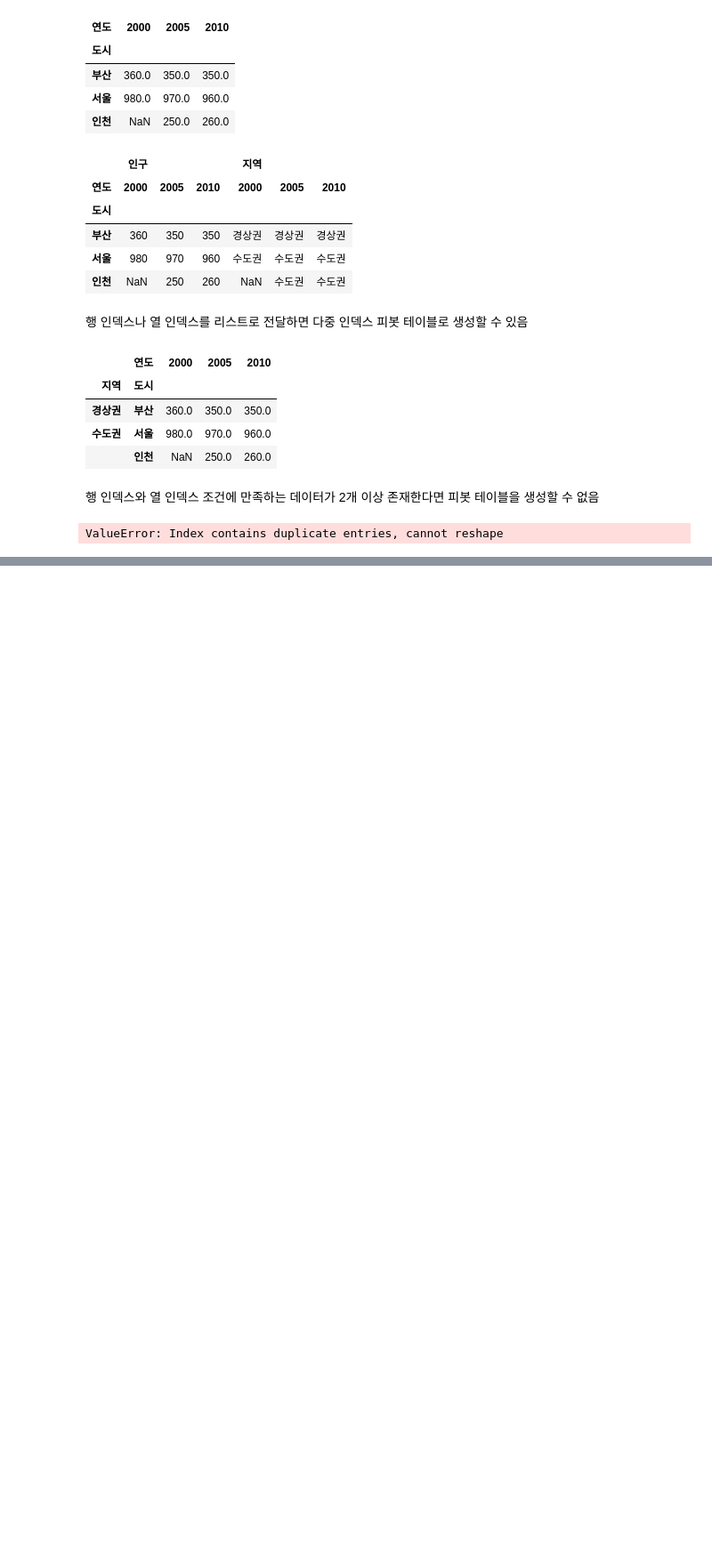
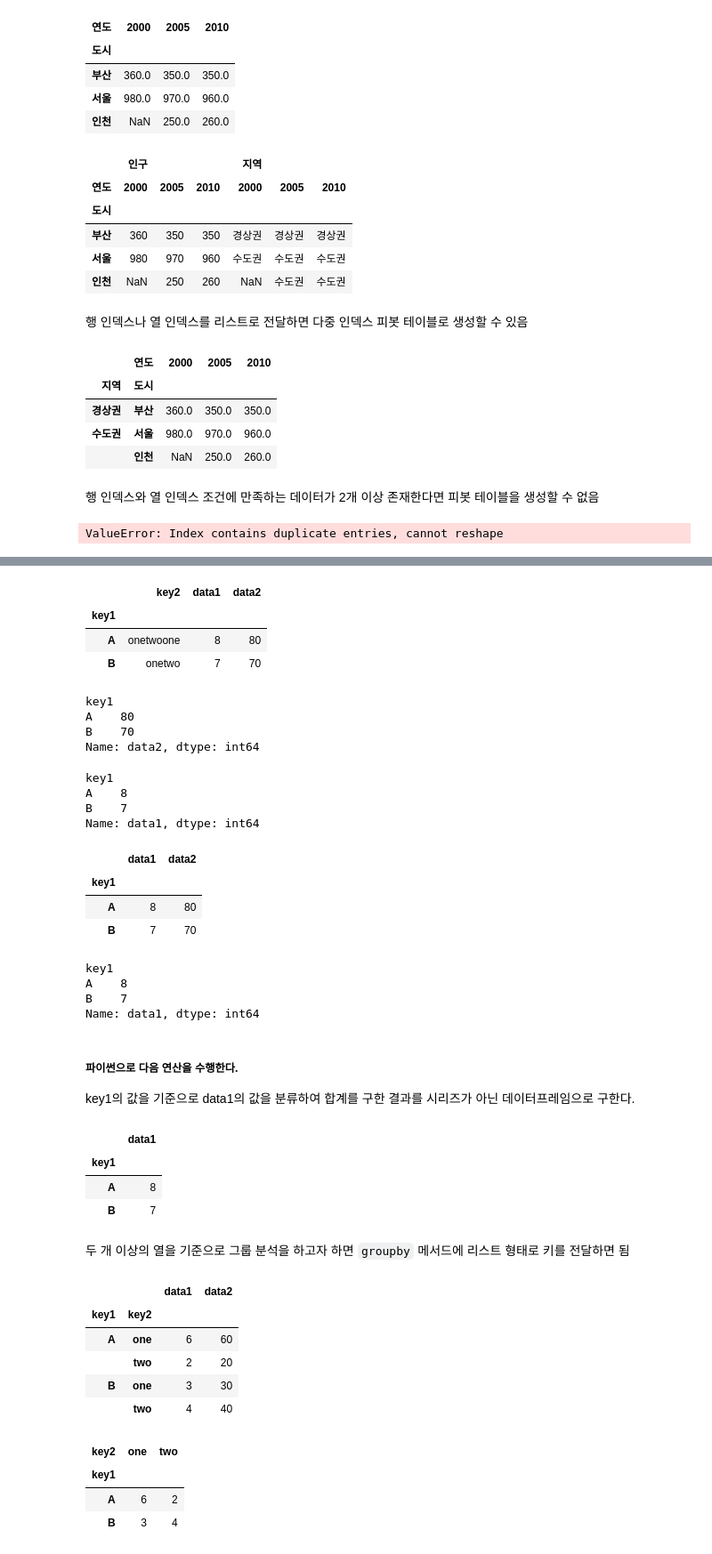
Before and after one commit to developernagk/STIS, a Jupyter notebook: pythonworkspace/pandas_data_analysis/pandas_data_advanced_control.ipynb, the cells around one changed output, grey strips where cells are left out. Shown at 89% size. Cells and saved outputs as stored; diff of their text form; code cells hidden in the pictures; blank space fills up the shorter version.

```diff
--- a/pythonworkspace/pandas_data_analysis/pandas_data_advanced_control.ipynb
+++ b/pythonworkspace/pandas_data_analysis/pandas_data_advanced_control.ipynb
@@ -450,0 +494,64 @@ ValueError: Index contains duplicate entries, cannot reshape
+# %%
+dg.sum()
+# %% [output]
+|  | key2 | data1 | data2 |
+| key1 |  |  |  |
+| A | onetwoone | 8 | 80 |
+| B | onetwo | 7 | 70 |
+# %%
+df2.data2.groupby(df2.key1).sum()
+# %% [output]
+key1
+A    80
+B    70
+Name: data2, dtype: int64
+# %%
+df2.groupby(df2.key1)['data1'].sum()
+# %% [output]
+key1
+A    8
+B    7
+Name: data1, dtype: int64
+# %%
+df2.groupby(df2.key1)[['data1', 'data2']].sum()
+# %% [output]
+|  | data1 | data2 |
+| key1 |  |  |
+| A | 8 | 80 |
+| B | 7 | 70 |
+# %%
+df2.groupby(df2.key1).sum()['data1']
+df2.groupby(df2.key1).sum().data1 # 위의 코드와 동일한 결과 출력
+# %% [output]
+key1
+A    8
+B    7
+Name: data1, dtype: int64
+# %% [markdown]
+##### 파이썬으로 다음 연산을 수행한다.
+key1의 값을 기준으로 data1의 값을 분류하여 합계를 구한 결과를 시리즈가 아닌 데이터프레임으로 구한다.
+# %%
+df2.groupby(df2.key1).sum()[['data1']]
+# %% [output]
+|  | data1 |
+| key1 |  |
+| A | 8 |
+| B | 7 |
+# %% [markdown]
+두 개 이상의 열을 기준으로 그룹 분석을 하고자 하면 `groupby` 메서드에 리스트 형태로 키를 전달하면 됨
+# %%
+df2.groupby([df2.key1, df2.key2]).sum()
+# %% [output]
+|  |  | data1 | data2 |
+| key1 | key2 |  |  |
+| A | one | 6 | 60 |
+|  | two | 2 | 20 |
+| B | one | 3 | 30 |
+|  | two | 4 | 40 |
+# %%
+df2.data1.groupby([df2.key1, df2.key2]).sum().unstack('key2')
+# %% [output]
+| key2 | one | two |
+| key1 |  |  |
+| A | 6 | 2 |
+| B | 3 | 4 |
```
Also changed, not shown: parts of 6 cells of this notebook.
